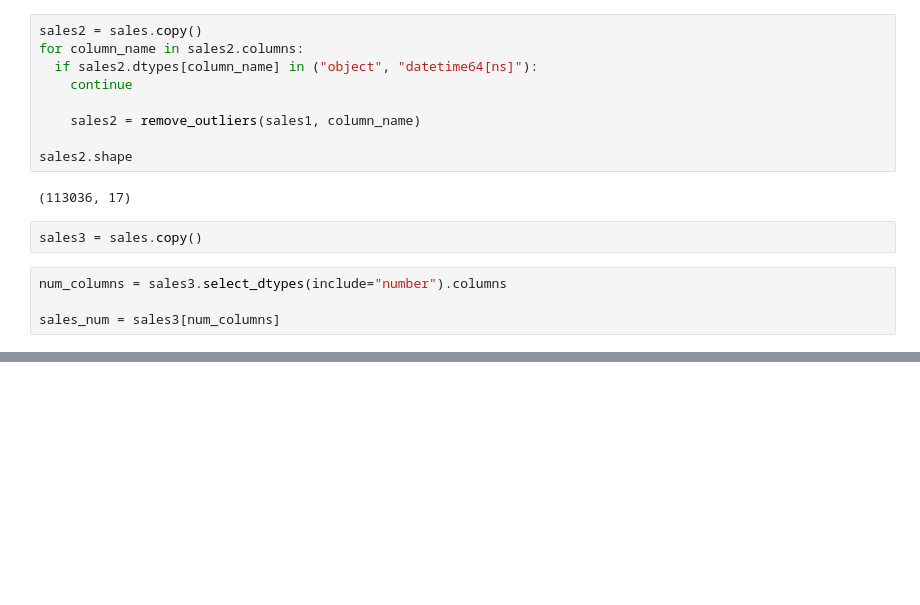
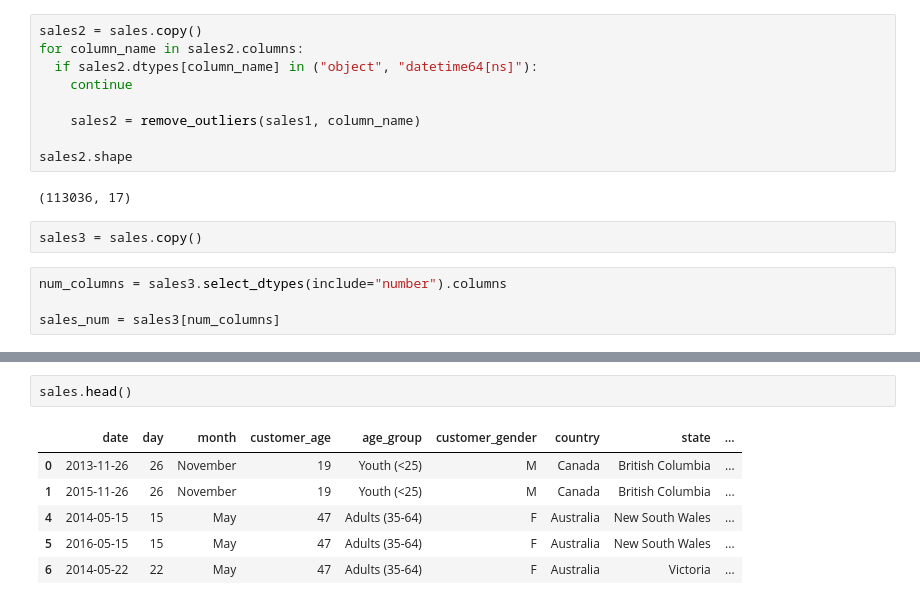
Before and after one commit to HromovAndrey/Scholl, a Jupyter notebook: Untitled11.ipynb, the cells around one changed output, grey strips where cells are left out. Cells and saved outputs as stored; diff of their text form; blank space fills up the shorter version.

```diff
--- a/Untitled11.ipynb
+++ b/Untitled11.ipynb
@@ -220,0 +231,9 @@ NameError: name 'lower' is not defined
+# %%
+sales.head()
+# %% [output]
+|  | date | day | month | customer_age | age_group | customer_gender | country | state | ... |
+| 0 | 2013-11-26 | 26 | November | 19 | Youth (<25) | M | Canada | British Columbia | ... |
+| 1 | 2015-11-26 | 26 | November | 19 | Youth (<25) | M | Canada | British Columbia | ... |
+| 4 | 2014-05-15 | 15 | May | 47 | Adults (35-64) | F | Australia | New South Wales | ... |
+| 5 | 2016-05-15 | 15 | May | 47 | Adults (35-64) | F | Australia | New South Wales | ... |
+| 6 | 2014-05-22 | 22 | May | 47 | Adults (35-64) | F | Australia | Victoria | ... |
```
Also changed, not shown: parts of 8 cells of this notebook.
